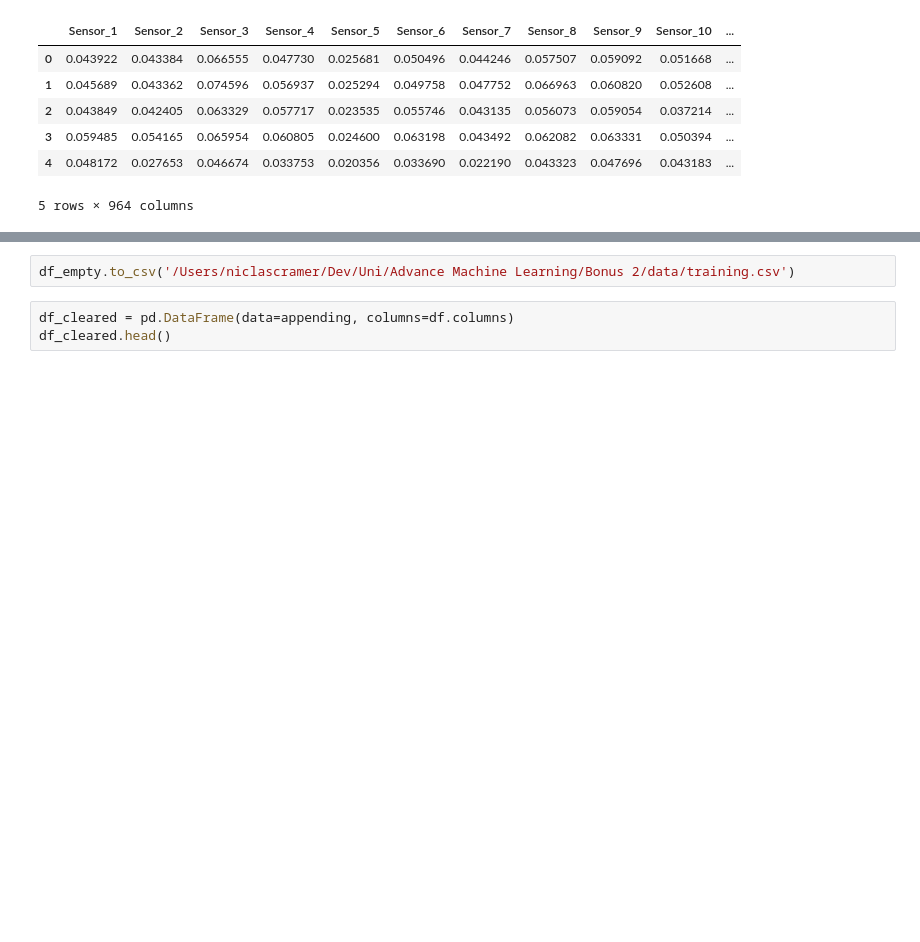
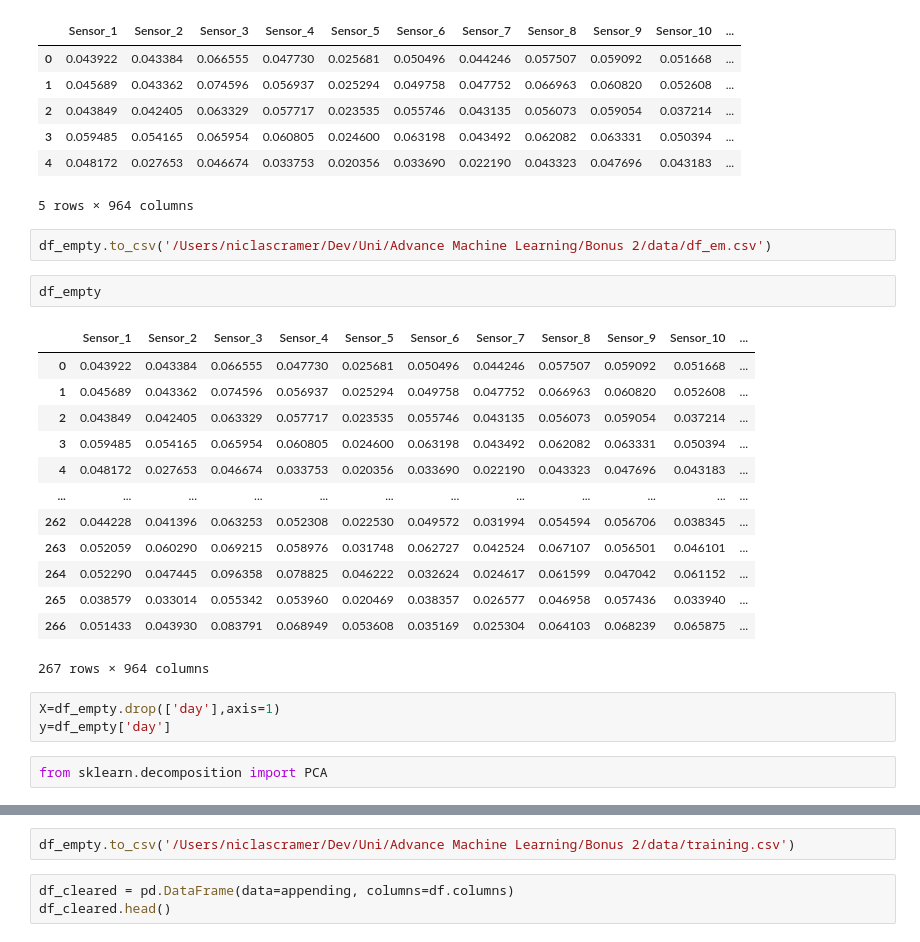
Before and after one commit to NICFRU/Advance-Machine-Learning, a Jupyter notebook: Bonus 2/Bonus2.ipynb, the cells around one changed output, grey strips where cells are left out. Drawn from its saved outputs; the diff is of its cells as text; blank space fills up the shorter version.

```diff
--- a/Bonus 2/Bonus2.ipynb
+++ b/Bonus 2/Bonus2.ipynb
@@ -102,3 +125,26 @@ df_empty.head(5)
 | 3 | 0.059485 | 0.054165 | 0.065954 | 0.060805 | 0.024600 | 0.063198 | 0.043492 | 0.062082 | 0.063331 | 0.050394 | ... |
 | 4 | 0.048172 | 0.027653 | 0.046674 | 0.033753 | 0.020356 | 0.033690 | 0.022190 | 0.043323 | 0.047696 | 0.043183 | ... |
 5 rows × 964 columns
+# %%
+df_empty.to_csv('/Users/niclascramer/Dev/Uni/Advance Machine Learning/Bonus 2/data/df_em.csv')
+# %%
+df_empty
+# %% [output]
+|  | Sensor_1 | Sensor_2 | Sensor_3 | Sensor_4 | Sensor_5 | Sensor_6 | Sensor_7 | Sensor_8 | Sensor_9 | Sensor_10 | ... |
+| 0 | 0.043922 | 0.043384 | 0.066555 | 0.047730 | 0.025681 | 0.050496 | 0.044246 | 0.057507 | 0.059092 | 0.051668 | ... |
+| 1 | 0.045689 | 0.043362 | 0.074596 | 0.056937 | 0.025294 | 0.049758 | 0.047752 | 0.066963 | 0.060820 | 0.052608 | ... |
+| 2 | 0.043849 | 0.042405 | 0.063329 | 0.057717 | 0.023535 | 0.055746 | 0.043135 | 0.056073 | 0.059054 | 0.037214 | ... |
+| 3 | 0.059485 | 0.054165 | 0.065954 | 0.060805 | 0.024600 | 0.063198 | 0.043492 | 0.062082 | 0.063331 | 0.050394 | ... |
+| 4 | 0.048172 | 0.027653 | 0.046674 | 0.033753 | 0.020356 | 0.033690 | 0.022190 | 0.043323 | 0.047696 | 0.043183 | ... |
+| ... | ... | ... | ... | ... | ... | ... | ... | ... | ... | ... | ... |
+| 262 | 0.044228 | 0.041396 | 0.063253 | 0.052308 | 0.022530 | 0.049572 | 0.031994 | 0.054594 | 0.056706 | 0.038345 | ... |
+| 263 | 0.052059 | 0.060290 | 0.069215 | 0.058976 | 0.031748 | 0.062727 | 0.042524 | 0.067107 | 0.056501 | 0.046101 | ... |
+| 264 | 0.052290 | 0.047445 | 0.096358 | 0.078825 | 0.046222 | 0.032624 | 0.024617 | 0.061599 | 0.047042 | 0.061152 | ... |
+| 265 | 0.038579 | 0.033014 | 0.055342 | 0.053960 | 0.020469 | 0.038357 | 0.026577 | 0.046958 | 0.057436 | 0.033940 | ... |
+| 266 | 0.051433 | 0.043930 | 0.083791 | 0.068949 | 0.053608 | 0.035169 | 0.025304 | 0.064103 | 0.068239 | 0.065875 | ... |
+267 rows × 964 columns
+# %%
+X=df_empty.drop(['day'],axis=1)
+y=df_empty['day']
+# %%
+from sklearn.decomposition import PCA
```
Also changed, not shown: parts of 10 cells of this notebook.
